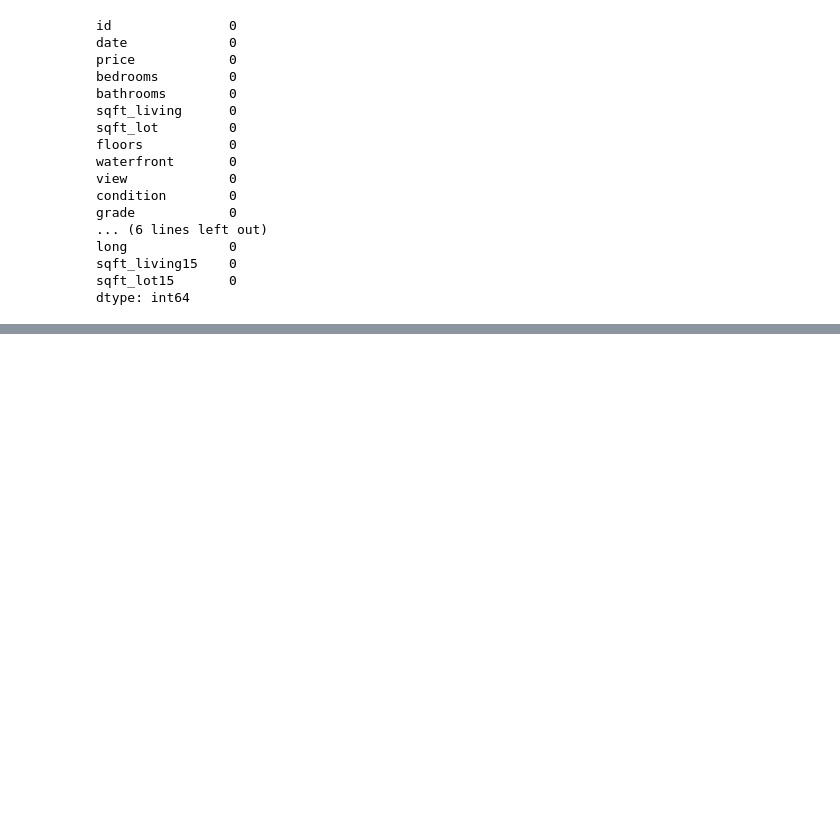
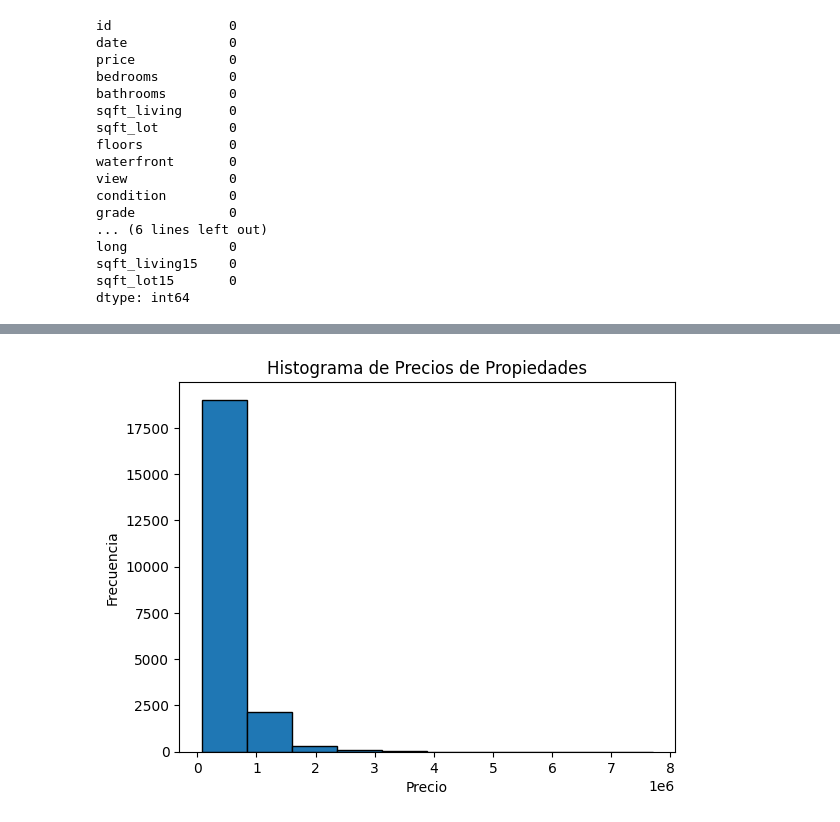
Before and after one commit to taniamvitoria/kc_house_data, a Jupyter notebook: kc_house.ipynb, the cells around one changed output, grey strips where cells are left out. Cells and saved outputs as stored; diff of their text form; code cells hidden in the pictures; blank space fills up the shorter version.

```diff
--- a/kc_house.ipynb
+++ b/kc_house.ipynb
@@ -121,0 +185,15 @@ sqft_lot15: El área promedio del lote (en pies cuadrados) de las casas vecinas
+# %%
+# Extrair valores da coluna "price"
+prices = df['price'].values
+# Crear el histograma
+plt.hist(prices, bins=10, edgecolor='black')
+
+# Agregar título y etiquetas de ejes
+plt.title('Histograma de Precios de Propiedades')
+plt.xlabel('Precio')
+plt.ylabel('Frecuencia')
+
+# Mostrar el histograma
+plt.show()
+# %% [output]
+[figure, added]
```
Also changed, not shown: parts of 11 cells of this notebook.
